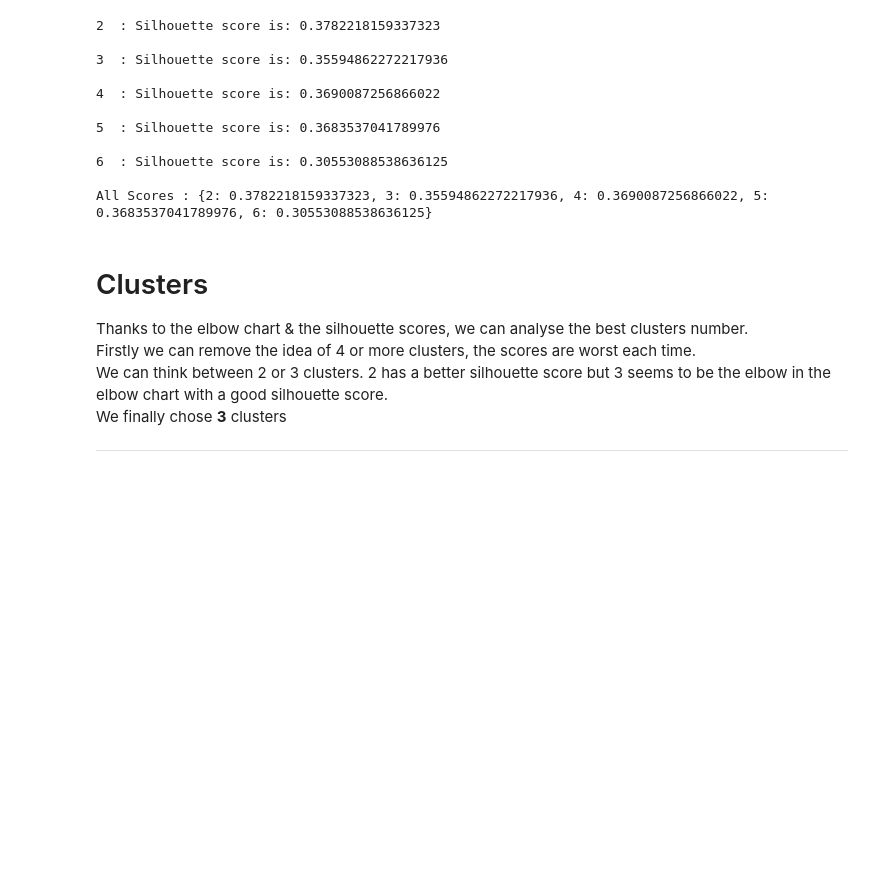
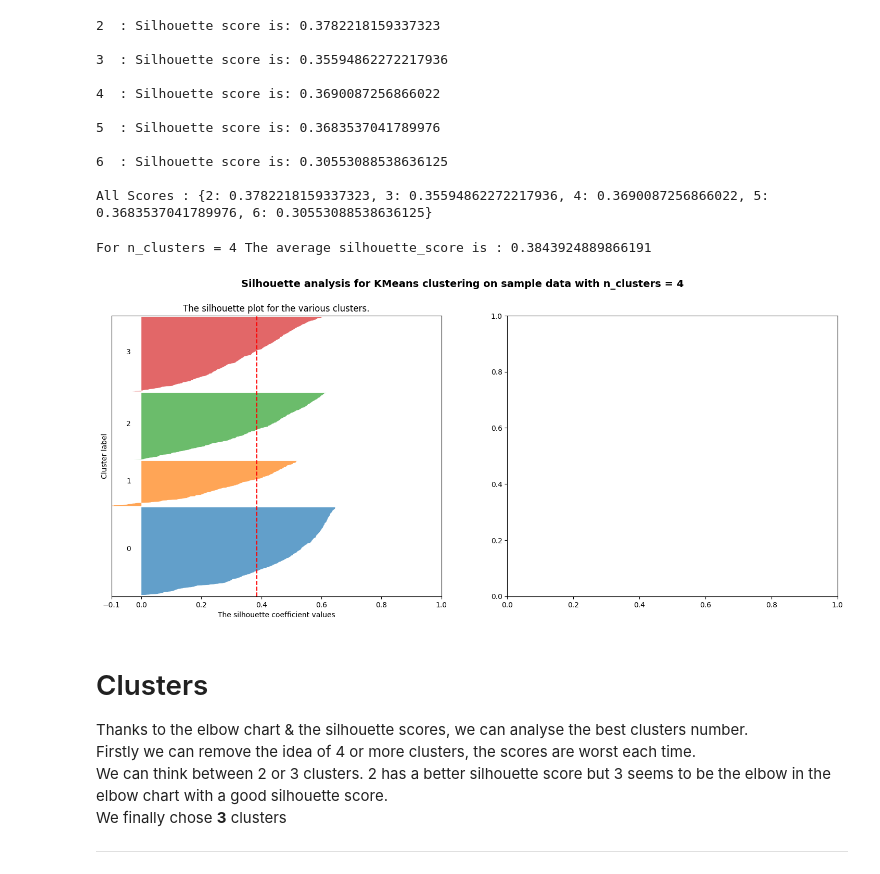
Before and after one commit to antonella-giovannetti/customer-personality-analysis, a Jupyter notebook: analysis/clustering.ipynb, the cells around one changed output. Saved outputs shown, nothing was run; the diff lists cells and outputs as text; code cells hidden in the pictures; blank space fills up the shorter version.

Commit message:
:hotfix: silhouette plot

```diff
--- a/analysis/clustering.ipynb
+++ b/analysis/clustering.ipynb
@@ -24,6 +24,11 @@ cluster_metrics(dataframe_reduced)
 6  : Silhouette score is: 0.30553088538636125
 
 All Scores : {2: 0.3782218159337323, 3: 0.35594862272217936, 4: 0.3690087256866022, 5: 0.3683537041789976, 6: 0.30553088538636125}
+# %%
+silhouette_plot(dataframe_reduced, 4)
+# %% [output]
+For n_clusters = 4 The average silhouette_score is : 0.3843924889866191
+[figure, added]
 # %% [markdown]
 # Clusters
 Thanks to the elbow chart & the silhouette scores, we can analyse the best clusters number.
```
Also changed, not shown: parts of 5 cells of this notebook, 1 other file.
